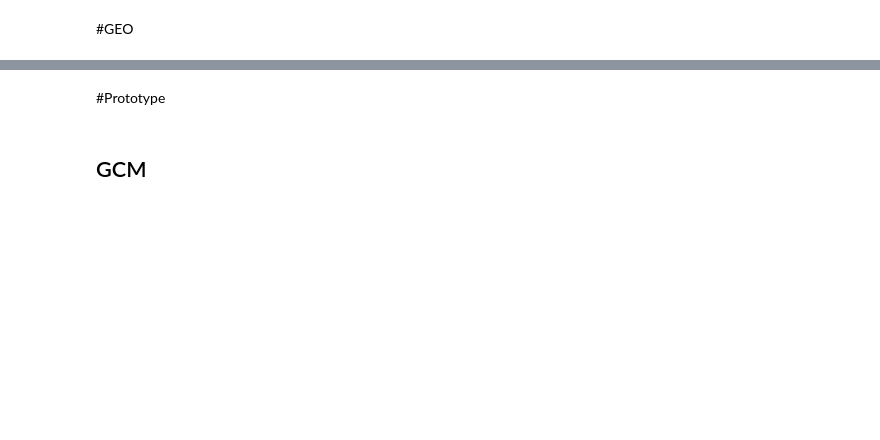
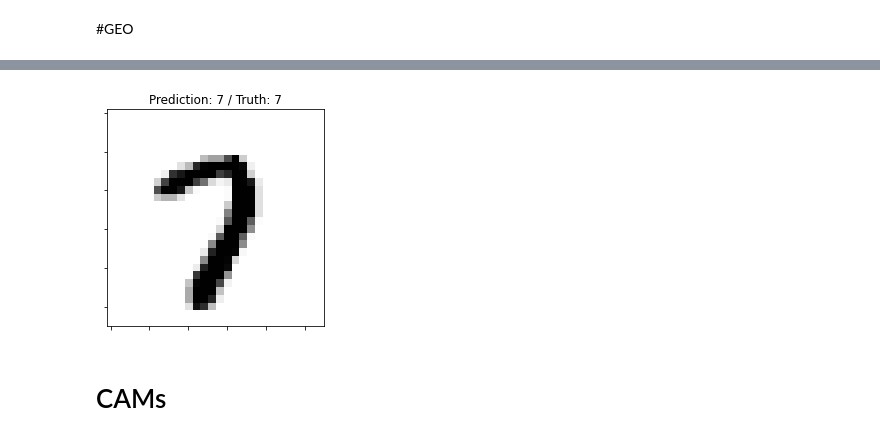
Before and after one commit to fsilvestrim/thesis, a Jupyter notebook: Geo_Cam.ipynb, the cells around one changed output, grey strips where cells are left out. Drawn from its saved outputs; the diff is of its cells as text; code cells hidden in the pictures; blank space fills up the shorter version.

```diff
--- a/Geo_Cam.ipynb
+++ b/Geo_Cam.ipynb
@@ -315,4 +392,7 @@ show_prediction(image, label, prediction)
+# %%
+image, label, prediction, _ = get_prediction(model_gcm, mnist_test)
+show_prediction(image, label, prediction)
+# %% [output]
+[figure, added]
 # %% [markdown]
-#Prototype
+# CAMs
-# %% [markdown]
-## GCM
```
Also changed, not shown: parts of 19 cells of this notebook.
